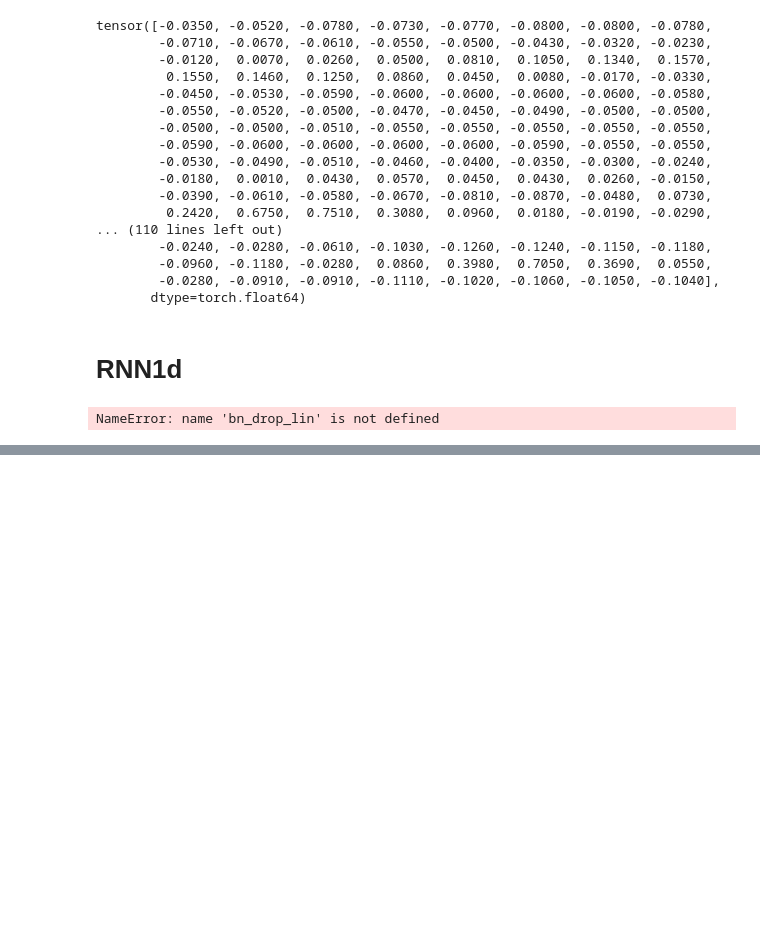
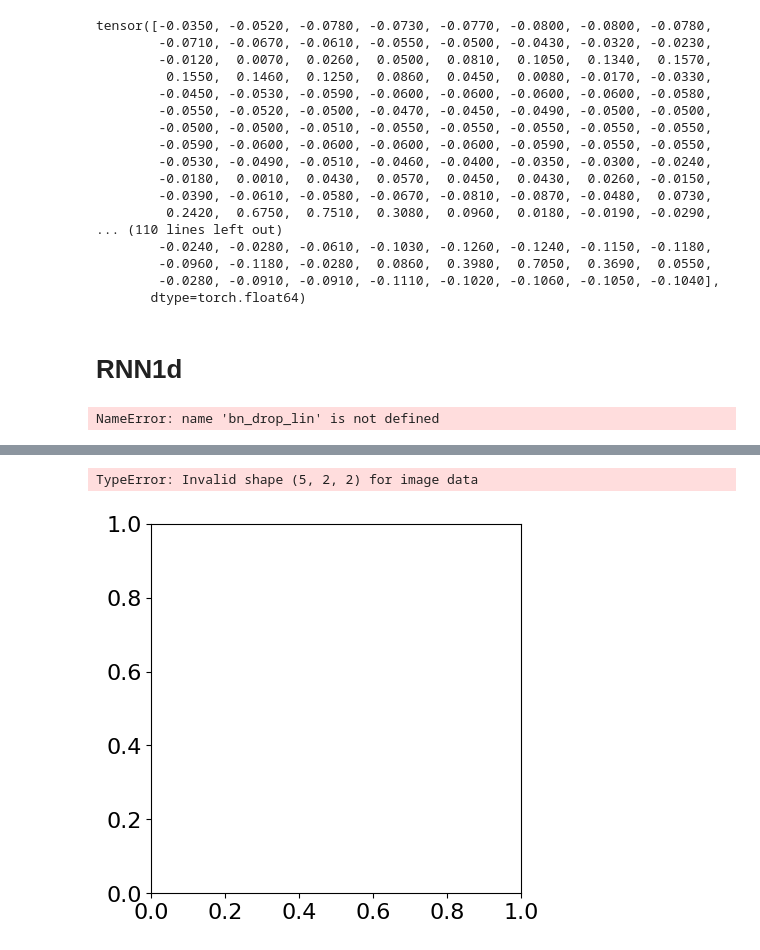
Before and after one commit to spark71/ecg-service, a Jupyter notebook: eda/ptbxl_clsf.ipynb, the cells around one changed output, grey strips where cells are left out. Cells and saved outputs as stored; diff of their text form; code cells hidden in the pictures; blank space fills up the shorter version.

```diff
--- a/eda/ptbxl_clsf.ipynb
+++ b/eda/ptbxl_clsf.ipynb
@@ -569,0 +659,40 @@ NameError: name 'bn_drop_lin' is not defined
+# %%
+from sklearn.metrics import multilabel_confusion_matrix
+from models.metrics import MR, multilabel_accuracy, zero_one_loss, multilabel_recall, multilabel_precision, multilabel_hamming_loss
+from sklearn.metrics import multilabel_confusion_matrix, ConfusionMatrixDisplay, classification_report
+
+
+def sigmoid(x):
+    return 1 / (1 + np.exp(-x))
+
+
+def calculate_metrics(scores):
+
+    y_pred=[]
+    for sample in  tqdm(scores):
+      sample = sigmoid(sample)
+      y_pred.append([1 if i>=0.5 else 0 for i in sample ] )
+    y_pred = np.array(y_pred)
+
+    confusion_matrix = multilabel_confusion_matrix(gt, y_pred)
+    print("Confusion matrix: \n", confusion_matrix)
+
+    match_ratio = MR(gt, y_pred)
+    print("\nMR: ", match_ratio.round(3))
+
+    mlb_accuracy = multilabel_accuracy(gt, y_pred)
+    print("\nAccuracy: ", mlb_accuracy.round(3))
+
+    zoneloss = zero_one_loss(gt, y_pred)
+    print("\n0/1Loss: ", zoneloss.round(3))
+
+    mlb_recall = multilabel_recall(gt, y_pred)
+    print("\nRecall: ", mlb_recall.round(3))
+
+    mlb_precision = multilabel_precision(gt, y_pred)
+    print("\nPrecision: ", mlb_precision.round(3))
+
+    mlb_hamming_loss = multilabel_hamming_loss(gt, y_pred)
+    print("\nHamming loss: ", mlb_hamming_loss)
+
+    return confusion_matrix, y_pred
@@ -569,0 +749,5 @@ NameError: name 'bn_drop_lin' is not defined
+# %%
+plot_confusion_matrix(cm, ['CD', 'HYP', 'MI', 'NORM', 'STTC'])
+# %% [output]
+TypeError: Invalid shape (5, 2, 2) for image data
+[figure, added]
```
Also changed, not shown: parts of 37 cells of this notebook, 1 other file.
